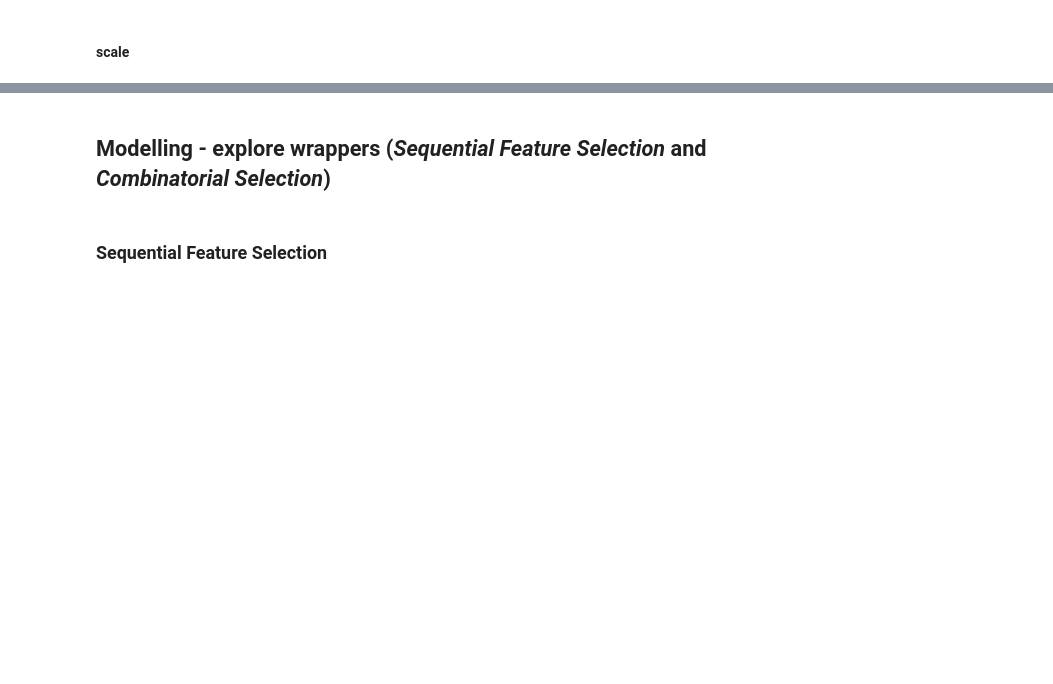
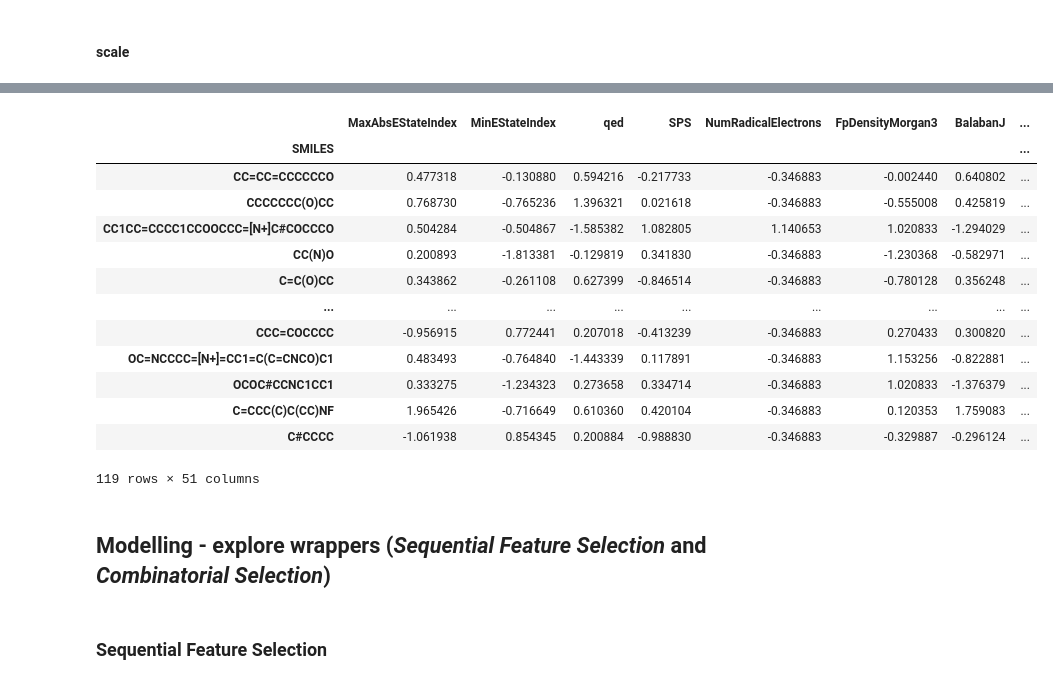
Before and after one commit to seacunilever/mlchem, a Jupyter notebook: examples/7 - Model Building/model_building.ipynb, the cells around one changed output, grey strips where cells are left out. Saved outputs shown, nothing was run; the diff lists cells and outputs as text; code cells hidden in the pictures; blank space fills up the shorter version.

```diff
--- a/examples/7 - Model Building/model_building.ipynb
+++ b/examples/7 - Model Building/model_building.ipynb
@@ -189,3 +189,20 @@ train_set_scaled
+# %%
+test_set_scaled
+# %% [output]
+|  | MaxAbsEStateIndex | MinEStateIndex | qed | SPS | NumRadicalElectrons | FpDensityMorgan3 | BalabanJ | ... |
+| SMILES |  |  |  |  |  |  |  | ... |
+| CC=CC=CCCCCCO | 0.477318 | -0.130880 | 0.594216 | -0.217733 | -0.346883 | -0.002440 | 0.640802 | ... |
+| CCCCCCC(O)CC | 0.768730 | -0.765236 | 1.396321 | 0.021618 | -0.346883 | -0.555008 | 0.425819 | ... |
+| CC1CC=CCCC1CCOOCCC=[N+]C#COCCCO | 0.504284 | -0.504867 | -1.585382 | 1.082805 | 1.140653 | 1.020833 | -1.294029 | ... |
+| CC(N)O | 0.200893 | -1.813381 | -0.129819 | 0.341830 | -0.346883 | -1.230368 | -0.582971 | ... |
+| C=C(O)CC | 0.343862 | -0.261108 | 0.627399 | -0.846514 | -0.346883 | -0.780128 | 0.356248 | ... |
+| ... | ... | ... | ... | ... | ... | ... | ... | ... |
+| CCC=COCCCC | -0.956915 | 0.772441 | 0.207018 | -0.413239 | -0.346883 | 0.270433 | 0.300820 | ... |
+| OC=NCCCC=[N+]=CC1=C(C=CNCO)C1 | 0.483493 | -0.764840 | -1.443339 | 0.117891 | -0.346883 | 1.153256 | -0.822881 | ... |
+| OCOC#CCNC1CC1 | 0.333275 | -1.234323 | 0.273658 | 0.334714 | -0.346883 | 1.020833 | -1.376379 | ... |
+| C=CCC(C)C(CC)NF | 1.965426 | -0.716649 | 0.610360 | 0.420104 | -0.346883 | 0.120353 | 1.759083 | ... |
+| C#CCCC | -1.061938 | 0.854345 | 0.200884 | -0.988830 | -0.346883 | -0.329887 | -0.296124 | ... |
+119 rows × 51 columns
 # %% [markdown]
 ## Modelling - explore wrappers (*Sequential Feature Selection* and *Combinatorial Selection*)
 # %% [markdown]
```
Also changed, not shown: parts of 14 cells of this notebook, 42 other files.
